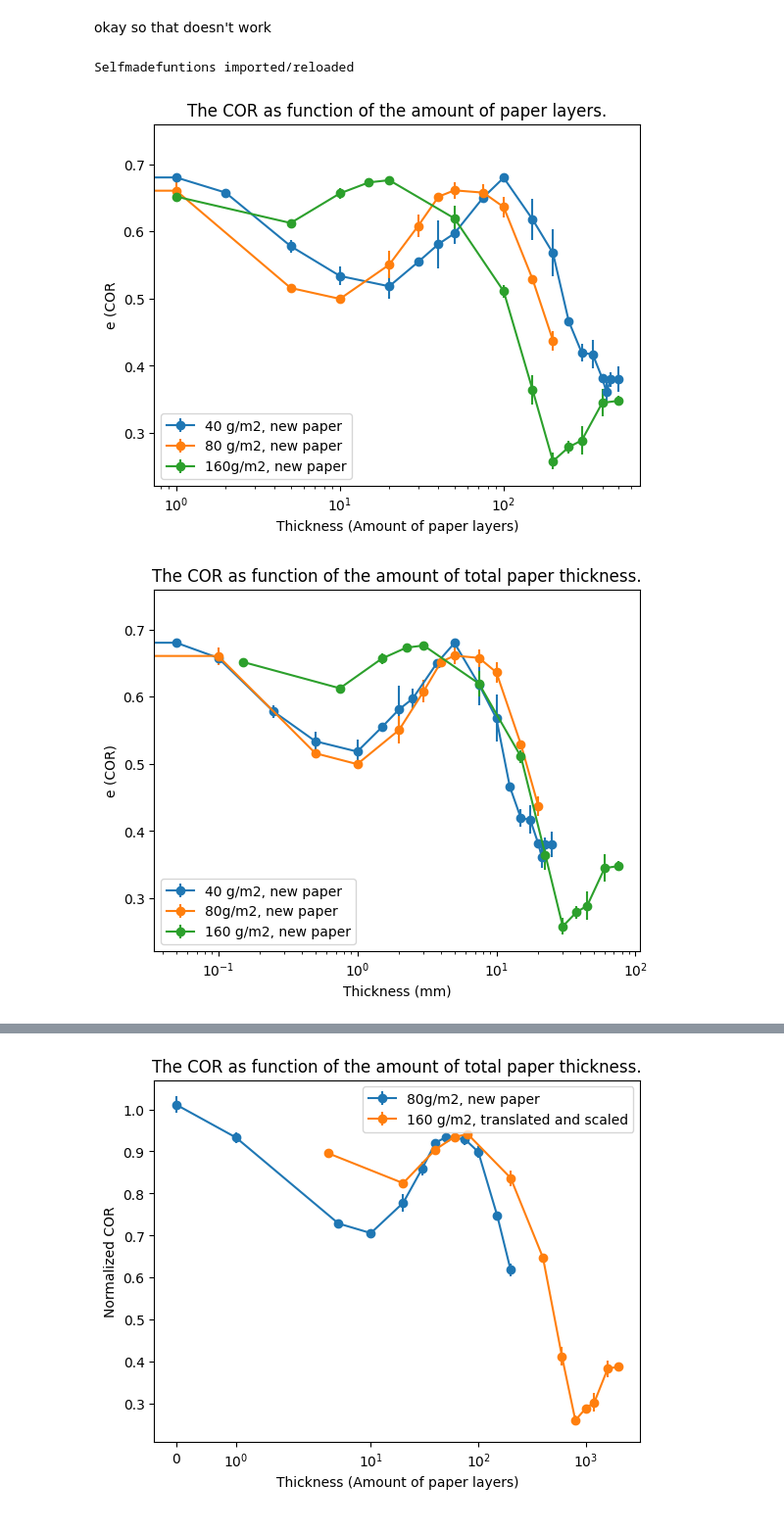
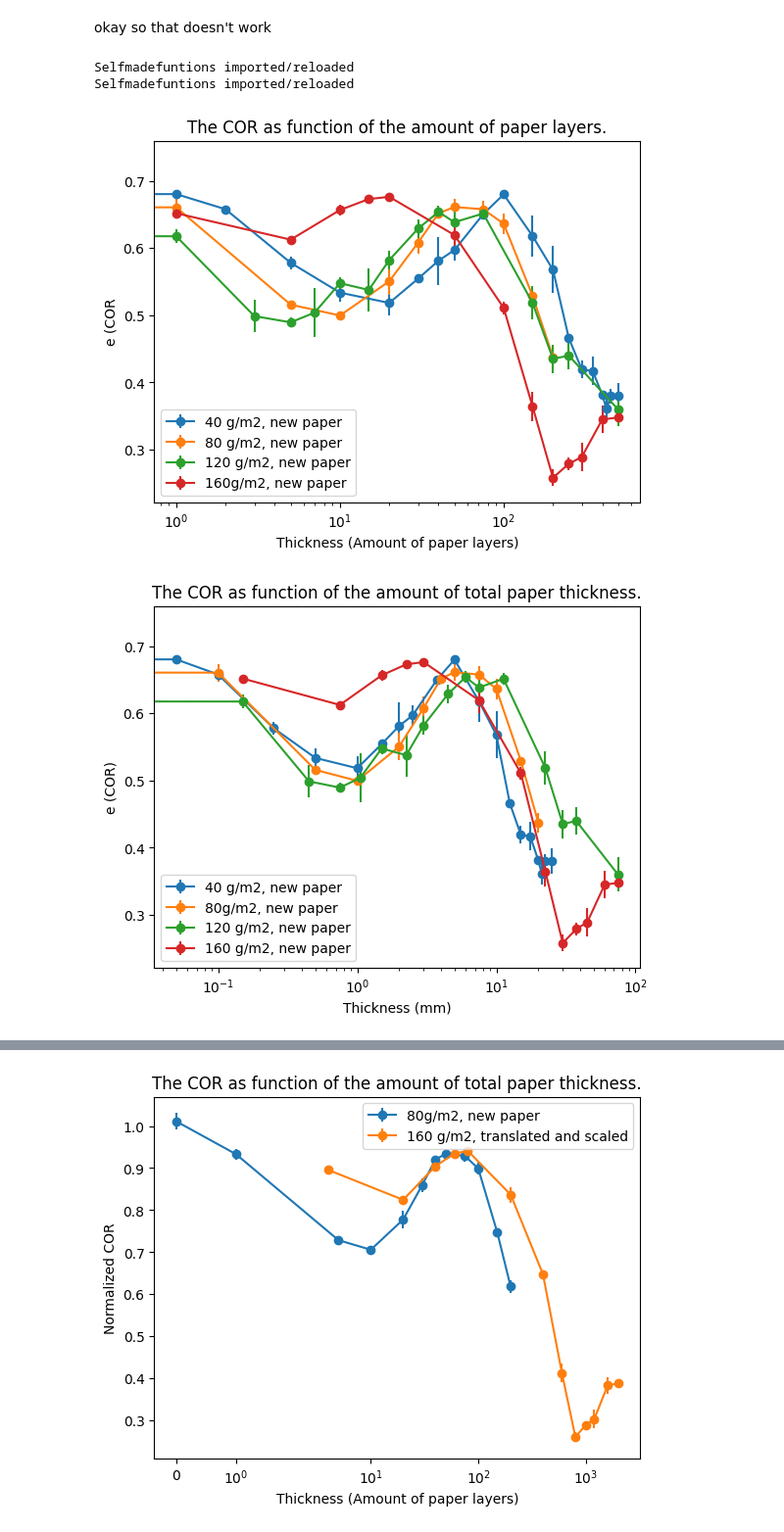
Before and after one commit to joshuadijksman/paperstack, a Jupyter notebook: Manou_version/code/Manou_Liesker_combinedata.ipynb, the cells around one changed output, grey strips where cells are left out. Shown at 98% size. Cells and saved outputs as stored; diff of their text form; code cells hidden in the pictures.

Commit message:
processed 120dw data

```diff
--- a/Manou_version/code/Manou_Liesker_combinedata.ipynb
+++ b/Manou_version/code/Manou_Liesker_combinedata.ipynb
@@ -724,8 +725,38 @@ Thickness_40d, COR_40d, COR_err_40d, avg_COR_40d, Thickness_unique_40d = selfmad
 
 for t in Thickness_40d_unique:
     Thickness_40d_mm.append(t * 0.05)
+
+
+importlib.reload(selfmadefunctions)
+inputfolder = Path(r"Z:\\Clean_Data\Data_Manou_Thesis_Clean\120density_white")
+
+variable_type = "Amount of paper layers"
+Thickness_120dw_unique = [0, 1, 3, 5, 7, 10, 15, 20, 30, 40, 50, 75, 150, 200, 250,  500] # had to remove 100, 125, 300, 350, 400, 450 due to bad filming. Will manually correct soon.
+Thickness_120dw = []
+COR_120dw = []
+Thickness_120dw_mm = []
+
+
+for t in Thickness_120dw_unique:
+    variable_value = f"{t} sheets"
+
+    for j in range(1, 6):
+        filename = f"120dw_{t}t_{j}_clean"
+        cor_value = selfmadefunctions.COR_calculator_2(inputfolder=inputfolder,
+                                                                    variable_type=variable_type,
+                                                                    variable_value=variable_value,
+                                                                    filename=filename, Find_Plot=False,
+                                                                    Fit_Plot=False, Fit_Report=False)
+        COR_120dw.append(cor_value)
+        Thickness_120dw.append(t)
+
+for t in Thickness_120dw_unique:
+    Thickness_120dw_mm.append(t * 0.15)
+
+Thickness_120dw, COR_120dw, COR_err_120dw, avg_COR_120dw, Thickness_unique_120dw = selfmadefunctions.get_avg_err(Thickness_120dw, COR_120dw)
 # %% [output]
 Selfmadefuntions imported/reloaded
+Selfmadefuntions imported/reloaded
 # %%
 # Generate normalized data
 COR_substrate = (COR_80d[0] + COR_80d_newpaper[0]) / 2
@@ -757,24 +788,26 @@ for t in normalized_COR_160d:
 # %%
 plt.errorbar(Thickness_unique_40d, avg_COR_40d, yerr=COR_err_40d, fmt = 'o-', label='40 g/m2, new paper')
 plt.errorbar(Thickness_80d_newpaper_unique, avg_COR_80d_newpaper, yerr = COR_err_80d_newpaper, fmt = 'o-', label = '80 g/m2, new paper')
+plt.errorbar(Thickness_120dw_unique, avg_COR_120dw, yerr = COR_err_120dw, fmt = 'o-', label = '120 g/m2, new paper')
 plt.errorbar(Thickness_160d_unique, avg_COR_160d, yerr = COR_err_160d, fmt = 'o-', label = '160g/m2, new paper')
 plt.ylabel("e (COR")
 plt.xlabel("Thickness (Amount of paper layers)")
 plt.xscale('log')
 plt.title("The COR as function of the amount of paper layers.")
 plt.legend()
 plt.show()
 
 plt.errorbar(Thickness_40d_mm, avg_COR_40d, yerr=COR_err_40d, fmt = 'o-', label='40 g/m2, new paper')
 plt.errorbar(Thickness_80d_newpaper_mm, avg_COR_80d_newpaper, yerr = COR_err_80d_newpaper, fmt = 'o-', label = '80g/m2, new paper')
+plt.errorbar(Thickness_120dw_mm, avg_COR_120dw, yerr = COR_err_120dw, fmt = 'o-', label = '120 g/m2, new paper')
 plt.errorbar(Thickness_160d_mm, avg_COR_160d, yerr = COR_err_160d, fmt = 'o-', label = '160 g/m2, new paper')
 plt.ylabel("e (COR)")
 plt.xlabel("Thickness (mm)")
 plt.xscale('log')
 plt.title("The COR as function of the amount of total paper thickness.")
 plt.legend()
 plt.show()
 # %% [output]
-[figure, old version]
+[figure, new version]
-[figure, old version]
+[figure, new version]
 # %%
```
Also changed, not shown: parts of 2 cells of this notebook, 1 other file.
